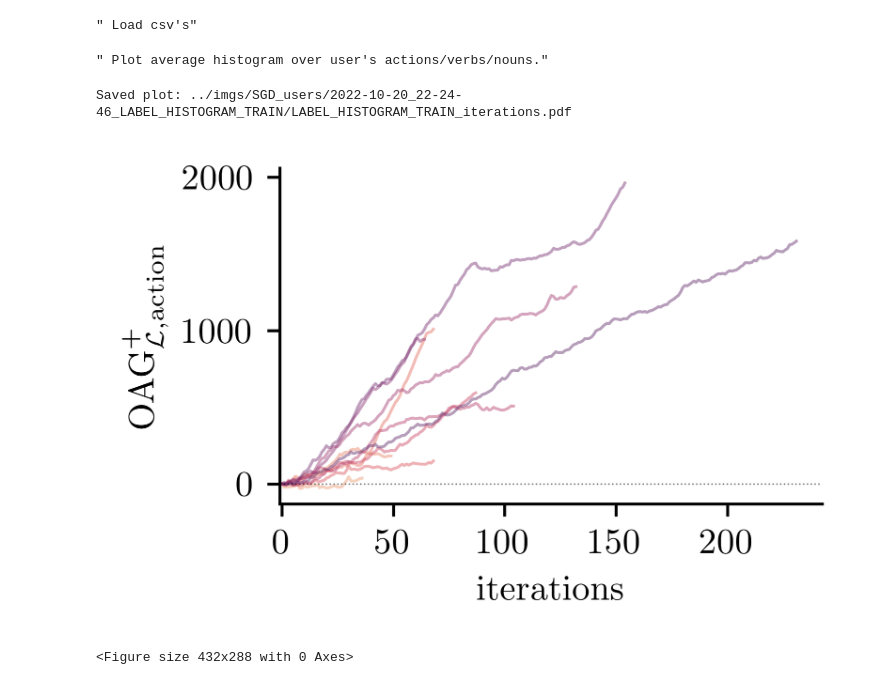
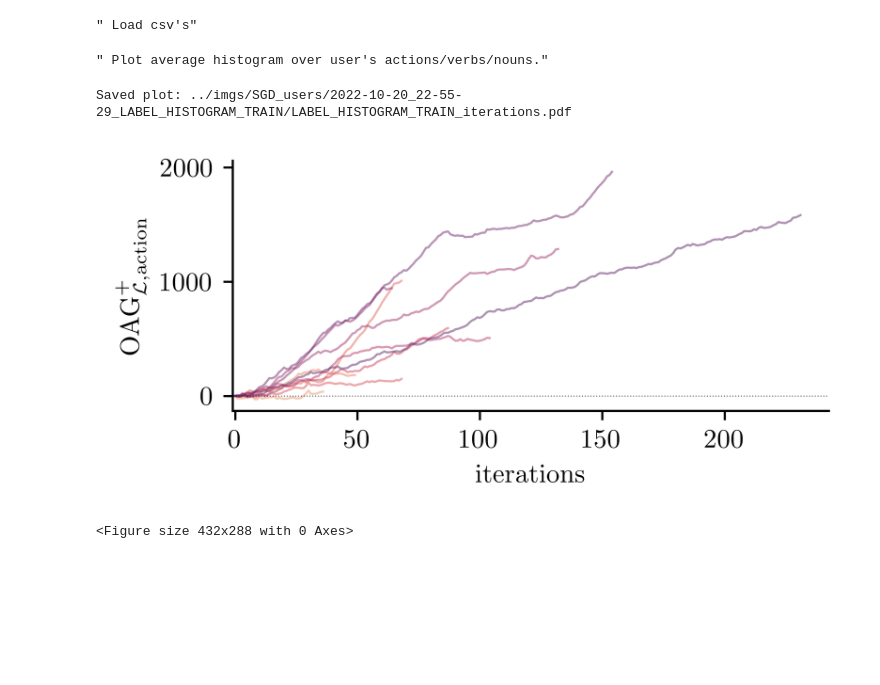
Before and after one commit to facebookresearch/EgocentricUserAdaptation, a Jupyter notebook: notebooks/plot_SGD_per_user_OAG.ipynb, the cells around one changed output. Cells and saved outputs as stored; diff of their text form; code cells hidden in the pictures; blank space fills up the shorter version.

Commit message:
Plot notebook SGD users update

```diff
--- a/notebooks/plot_SGD_per_user_OAG.ipynb
+++ b/notebooks/plot_SGD_per_user_OAG.ipynb
@@ -49,6 +49,7 @@ SGD_path = "/home/matthiasdelange/sftp_remote_projects/ContextualOracle_Matthias
 train_users = ['68', '265', '324', '30', '24', '421', '104', '108', '27', '29']
 metric_key='train_action_batch/AG_cumul'
 TRAIN_USERS_MODE = True
+ZOOM = False
 
 # SAVE CONFIG
 main_outdir = "../imgs/SGD_users"
@@ -74,19 +75,28 @@ plt.rcParams['font.size'] = 6 # Instead of 10
 # plt.rcParams['mathtext.it'] = 'Bitstream Vera Sans:italic'
 # plt.rcParams['mathtext.bf'] = 'Bitstream Vera Sans:bold'
 
+if ZOOM:
+    xlim=(-1,50)
+    ylim=(None,500)
+else:
+    xlim=(-1,None)
+    ylim=(None,None)
 
-figsize = (3,2)
-xlim=(-1,None)
+figsize = (4,2)
+
 ylabel = r"$\text{OAG}_{\mathcal{L}, \text{action}}^+$"
 xlabel = "iterations"
 
 # LINE CONFIG
 line_colors = sns.color_palette("flare", 10)
+# line_colors =sns.color_palette("Paired",10)
+# line_colors =sns.color_palette("Spectral", 10)
+
 cumul=True
 linewidth = 0.8
 
 if TRAIN_USERS_MODE:
-    line_alpha=0.45
+    line_alpha=0.5
 else:
     line_alpha=0.2
 
@@ -156,33 +166,34 @@ def plot_user_histogram_lines_and_avg_bars():
 #         plt.xticks(x_axis, x_labels, rotation='vertical')
 #     if y_labels:
 #         plt.yticks(y_vals, y_labels)
 
 #     plt.ylim(None, max_val * 1.01)
     plt.xlim(*xlim)
+    plt.ylim(*ylim)
     plt.xlabel(xlabel)
     plt.ylabel(ylabel)
 #     print(title)
 #     plt.title(title)
     plt.grid(grid, which='both')
     fig.tight_layout()
 
     # Save
     if parent_dirpath is not None:
         filename = f"{title}_{xlabel}.pdf"
         filepath = os.path.join(parent_dirpath,filename)
         fig.savefig(filepath, bbox_inches='tight')
         print(f"Saved plot: {filepath}")
 
     plt.show()
     plt.clf()
 
 
 
 # Grids of histograms
 # for action_mode in  :
 plot_user_histogram_lines_and_avg_bars()
 # %% [output]
 " Plot average histogram over user's actions/verbs/nouns."
-Saved plot: ../imgs/SGD_users/2022-10-20_22-24-46_LABEL_HISTOGRAM_TRAIN/LABEL_HISTOGRAM_TRAIN_iterations.pdf
+Saved plot: ../imgs/SGD_users/2022-10-20_22-55-29_LABEL_HISTOGRAM_TRAIN/LABEL_HISTOGRAM_TRAIN_iterations.pdf
-[figure, old version]
+[figure, new version]
 <Figure size 432x288 with 0 Axes>
```
